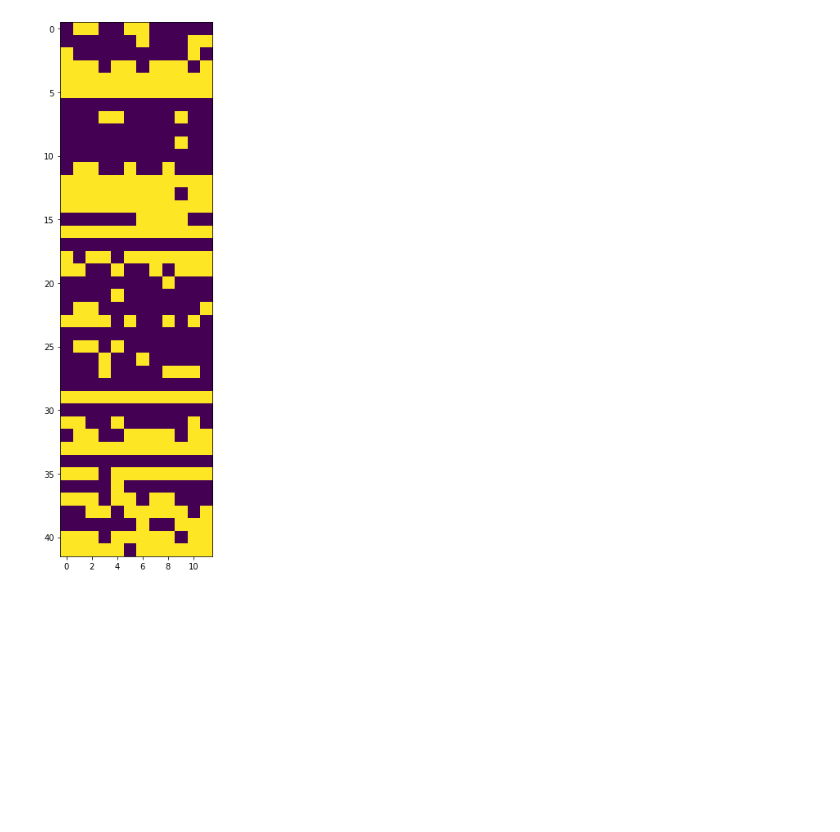
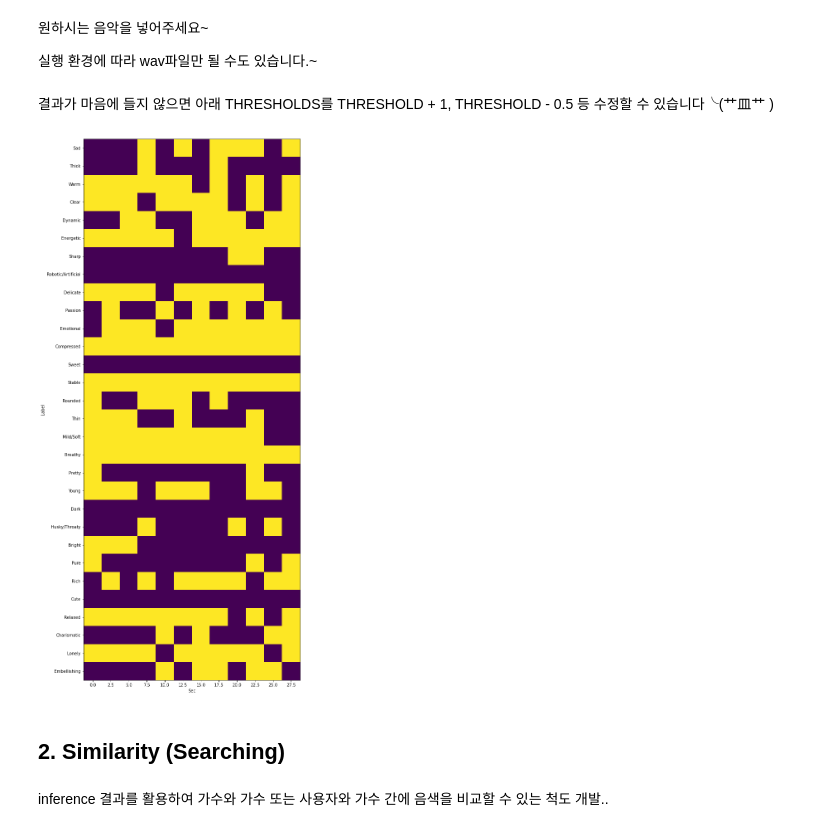
Before and after one commit to Park323/MIRProject-VocalTagging, a Jupyter notebook: demo.ipynb, the cells around one changed output. Cells and saved outputs as stored; diff of their text form; code cells hidden in the pictures; blank space fills up the shorter version.

```diff
--- a/demo.ipynb
+++ b/demo.ipynb
@@ -0,0 +135,3 @@
+# %%
+model = drop_model(len(chosen_labels)).to(DEVICE)
+model.load_state_dict(state)
@@ -1 +142,5 @@
+# %% [markdown]
+원하시는 음악을 넣어주세요~
+
+실행 환경에 따라 wav파일만 될 수도 있습니다.~
 # %%
@@ -16,25 +148,58 @@ THRESHOLDS = torch.tensor([0.5, 0.5, 0.5, 0.5, 0.5, 0.5, 0.5, 0.5, 0.5, 0.5,
+# %%
+import torchaudio
+
+def get_mel_spectrogram(file_path, SR = 22050):
+    audio, sr = torchaudio.load(file_path)
+    audio = audio.mean(dim=0)
+    audio = torchaudio.transforms.Resample(orig_freq=sr, new_freq=SR)(audio)
+
+    spec = torchaudio.functional.spectrogram(audio, n_fft=1024,
+                                         hop_length=512,
+                                         pad=0,
+                                         win_length=1024,
+                                         power=True,
+                                         normalized=True,
+                                         window = torch.hann_window(1024)
+                                        )
+
+    mel_scale = torchaudio.transforms.MelScale(n_mels=128,
+                                           sample_rate=22050,
+                                           f_min=20,
+                                           f_max=8000,
+                                           n_stft=spec.shape[0])
+    mel_spec = mel_scale(spec)
+
+    mel_spec = torch.log(1+10 * mel_spec).unsqueeze(0)
+
+    return mel_spec
+# %% [markdown]
+결과가 마음에 들지 않으면 아래 THRESHOLDS를 THRESHOLD + 1, THRESHOLD - 0.5 등 수정할 수 있습니다╰(艹皿艹 )
 # %%
 import torch.nn as nn
 import matplotlib.pyplot as plt
 
-from model import base_model
-
-DEVICE = 'cuda' if torch.cuda.is_available() else 'cpu'
+mel_spec = get_mel_spectrogram(FILE_PATH, SR=22050)
 
 mel_spec = mel_spec.to(DEVICE)
 num_segs = mel_spec.size(-1)//107
 
-outputs = torch.zeros(num_segs, 42).to(DEVICE)
-model = base_model().to(DEVICE)
-model.load_state_dict(torch.load(state_path, map_location=DEVICE))
+outputs = torch.zeros(num_segs, len(chosen_labels)).to(DEVICE)
 
 for i in range(num_segs):
     output = model(mel_spec[:,:,i*107:(i+1)*107].unsqueeze(0))
     outputs[i, :] = output[0]
 
 prediction = (outputs > THRESHOLDS).to(int).T
-plt.figure(figsize=(10,1*outputs.size(0)))
+plt.figure(figsize=(10,2*outputs.size(0)))
 plt.imshow(prediction)
+plt.ylabel("Label")
+plt.xlabel("Sec")
+plt.yticks(range(len(chosen_labels)), chosen_labels)
+plt.xticks(range(outputs.size(0)), [2.5*n for n in range(outputs.size(0))])
 plt.show()
 # %% [output]
-[figure, old version]
+[figure, new version]
+# %% [markdown]
+## 2. Similarity (Searching)
+# %% [markdown]
+inference 결과를 활용하여 가수와 가수 또는 사용자와 가수 간에 음색을 비교할 수 있는 척도 개발..
```
Also changed, not shown: parts of 19 cells of this notebook.
